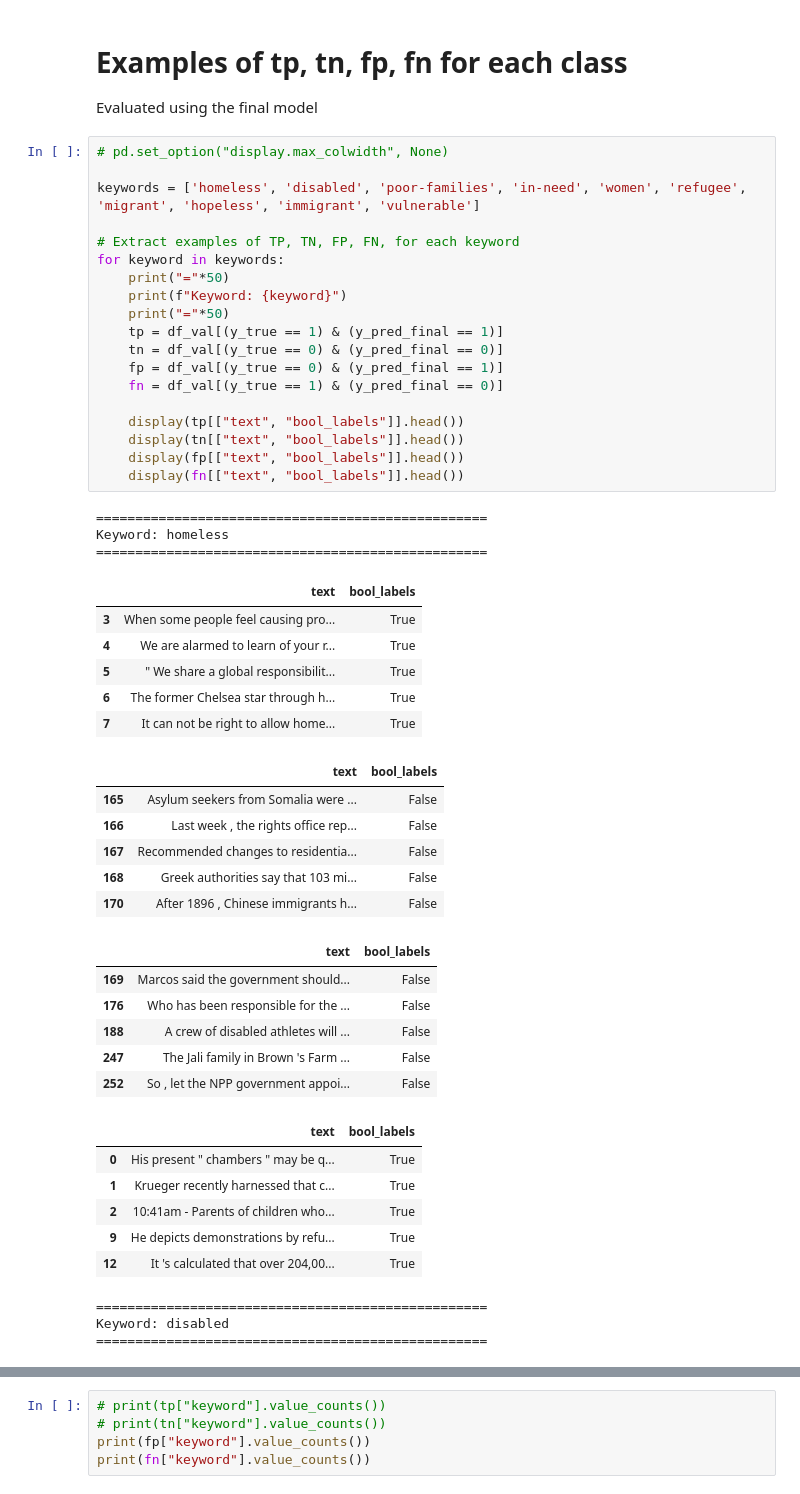
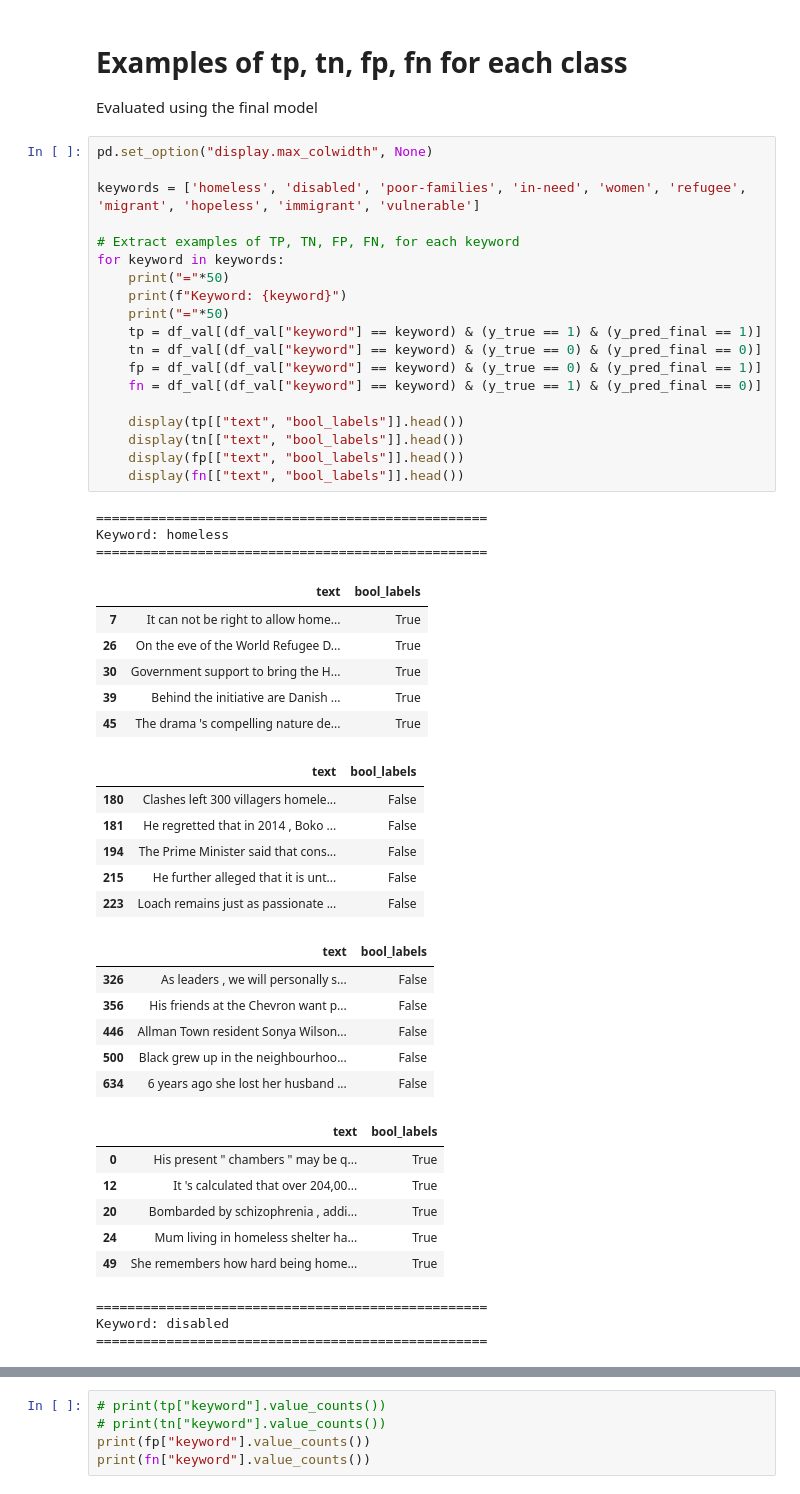
Before and after one commit to BernardMoy/NLP-PCL-Classification, a Jupyter notebook: evaluation/evaluation.ipynb, the cells around one changed output, grey strips where cells are left out. Cells and saved outputs as stored; diff of their text form.

```diff
--- a/evaluation/evaluation.ipynb
+++ b/evaluation/evaluation.ipynb
@@ -74,52 +74,52 @@ F1: 0.630
 # Examples of tp, tn, fp, fn for each class
 Evaluated using the final model
 # %%
-# pd.set_option("display.max_colwidth", None)
+pd.set_option("display.max_colwidth", None)
 
 keywords = ['homeless', 'disabled', 'poor-families', 'in-need', 'women', 'refugee', 'migrant', 'hopeless', 'immigrant', 'vulnerable']
 
 # Extract examples of TP, TN, FP, FN, for each keyword
 for keyword in keywords:
     print("="*50)
     print(f"Keyword: {keyword}")
     print("="*50)
-    tp = df_val[(y_true == 1) & (y_pred_final == 1)]
-    tn = df_val[(y_true == 0) & (y_pred_final == 0)]
-    fp = df_val[(y_true == 0) & (y_pred_final == 1)]
-    fn = df_val[(y_true == 1) & (y_pred_final == 0)]
+    tp = df_val[(df_val["keyword"] == keyword) & (y_true == 1) & (y_pred_final == 1)]
+    tn = df_val[(df_val["keyword"] == keyword) & (y_true == 0) & (y_pred_final == 0)]
+    fp = df_val[(df_val["keyword"] == keyword) & (y_true == 0) & (y_pred_final == 1)]
+    fn = df_val[(df_val["keyword"] == keyword) & (y_true == 1) & (y_pred_final == 0)]
 
     display(tp[["text", "bool_labels"]].head())
     display(tn[["text", "bool_labels"]].head())
     display(fp[["text", "bool_labels"]].head())
     display(fn[["text", "bool_labels"]].head())
 # %% [output]
 ==================================================
 Keyword: homeless
 ==================================================
 |  | text | bool_labels |
-| 3 | When some people feel causing pro... | True |
-| 4 | We are alarmed to learn of your r... | True |
-| 5 | " We share a global responsibilit... | True |
-| 6 | The former Chelsea star through h... | True |
 | 7 | It can not be right to allow home... | True |
+| 26 | On the eve of the World Refugee D... | True |
+| 30 | Government support to bring the H... | True |
+| 39 | Behind the initiative are Danish ... | True |
+| 45 | The drama 's compelling nature de... | True |
 |  | text | bool_labels |
-| 165 | Asylum seekers from Somalia were ... | False |
-| 166 | Last week , the rights office rep... | False |
-| 167 | Recommended changes to residentia... | False |
-| 168 | Greek authorities say that 103 mi... | False |
-| 170 | After 1896 , Chinese immigrants h... | False |
+| 180 | Clashes left 300 villagers homele... | False |
+| 181 | He regretted that in 2014 , Boko ... | False |
+| 194 | The Prime Minister said that cons... | False |
+| 215 | He further alleged that it is unt... | False |
+| 223 | Loach remains just as passionate ... | False |
 |  | text | bool_labels |
-| 169 | Marcos said the government should... | False |
-| 176 | Who has been responsible for the ... | False |
-| 188 | A crew of disabled athletes will ... | False |
-| 247 | The Jali family in Brown 's Farm ... | False |
-| 252 | So , let the NPP government appoi... | False |
+| 326 | As leaders , we will personally s... | False |
+| 356 | His friends at the Chevron want p... | False |
+| 446 | Allman Town resident Sonya Wilson... | False |
+| 500 | Black grew up in the neighbourhoo... | False |
+| 634 | 6 years ago she lost her husband ... | False |
 |  | text | bool_labels |
 | 0 | His present " chambers " may be q... | True |
-| 1 | Krueger recently harnessed that c... | True |
-| 2 | 10:41am - Parents of children who... | True |
-| 9 | He depicts demonstrations by refu... | True |
 | 12 | It 's calculated that over 204,00... | True |
+| 20 | Bombarded by schizophrenia , addi... | True |
+| 24 | Mum living in homeless shelter ha... | True |
+| 49 | She remembers how hard being home... | True |
 ==================================================
 Keyword: disabled
 ==================================================
```
Also changed, not shown: parts of 1 cell of this notebook.
